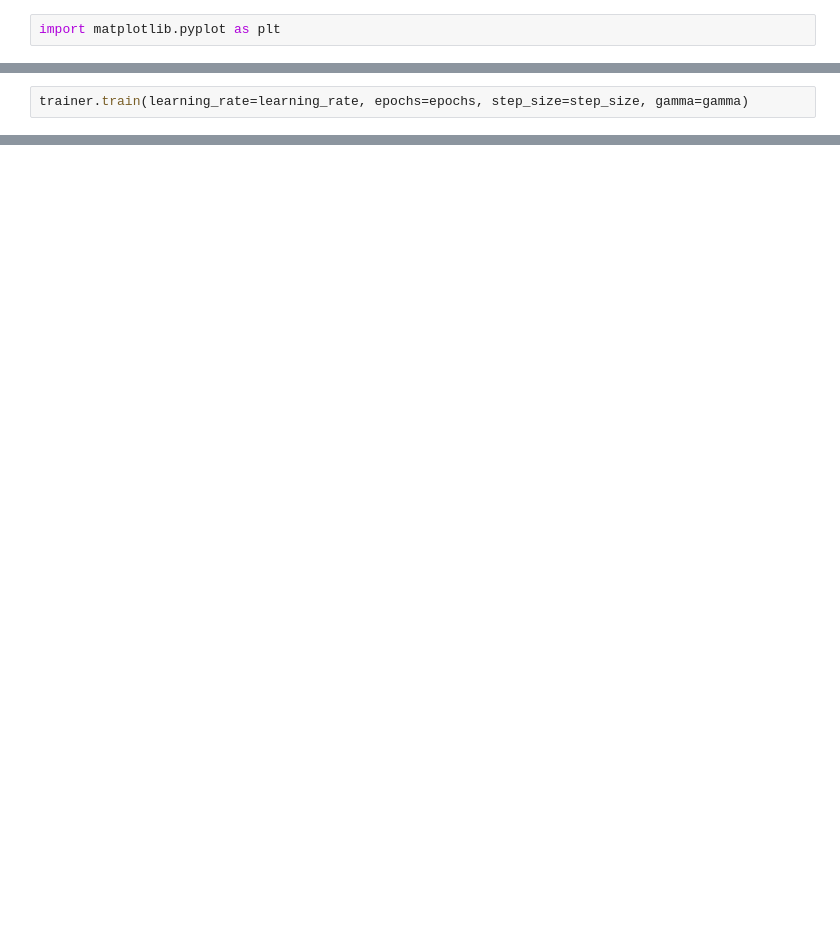
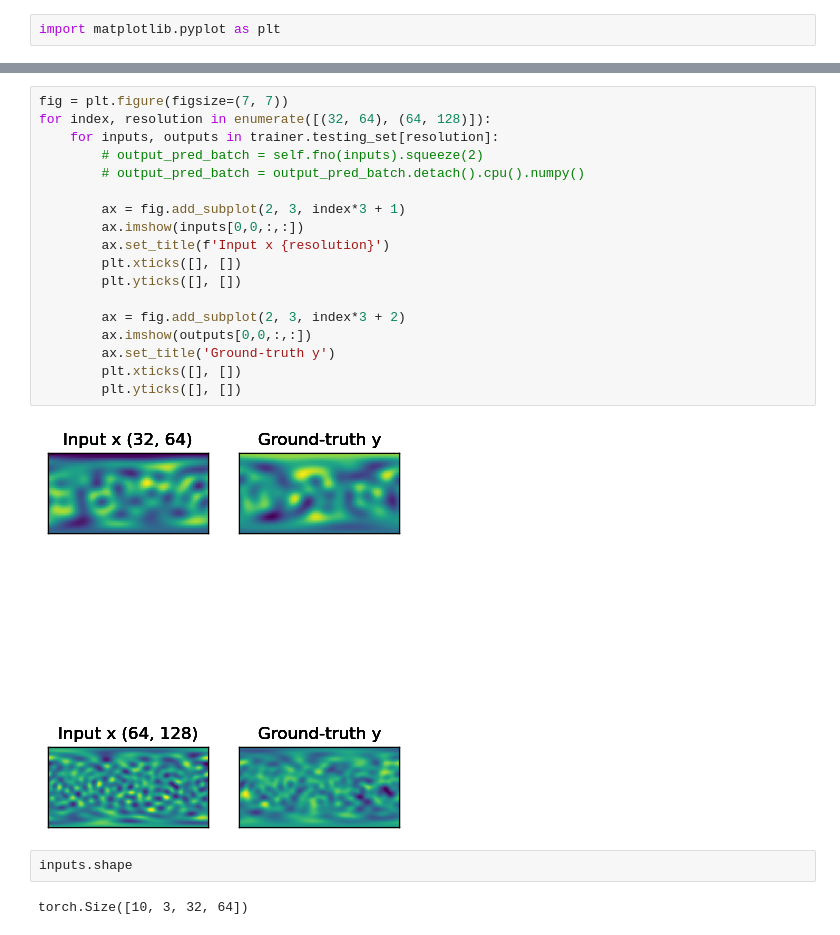
Before and after one commit to carlalozu/AICSE, a Jupyter notebook: project02/task2/sfno/Task02.ipynb, the cells around one changed output, grey strips where cells are left out. Saved outputs shown, nothing was run; the diff lists cells and outputs as text; blank space fills up the shorter version.

```diff
--- a/project02/task2/sfno/Task02.ipynb
+++ b/project02/task2/sfno/Task02.ipynb
@@ -45,2 +37,0 @@ gamma = 0.5
-# %%
-trainer.train(learning_rate=learning_rate, epochs=epochs, step_size=step_size, gamma=gamma)
@@ -74,0 +38,24 @@ trainer.plot(-1)
+# %%
+fig = plt.figure(figsize=(7, 7))
+for index, resolution in enumerate([(32, 64), (64, 128)]):
+    for inputs, outputs in trainer.testing_set[resolution]:
+        # output_pred_batch = self.fno(inputs).squeeze(2)
+        # output_pred_batch = output_pred_batch.detach().cpu().numpy()
+
+        ax = fig.add_subplot(2, 3, index*3 + 1)
+        ax.imshow(inputs[0,0,:,:])
+        ax.set_title(f'Input x {resolution}')
+        plt.xticks([], [])
+        plt.yticks([], [])
+
+        ax = fig.add_subplot(2, 3, index*3 + 2)
+        ax.imshow(outputs[0,0,:,:])
+        ax.set_title('Ground-truth y')
+        plt.xticks([], [])
+        plt.yticks([], [])
+# %% [output]
+[figure, added]
+# %%
+inputs.shape
+# %% [output]
+torch.Size([10, 3, 32, 64])
```
Also changed, not shown: parts of 15 cells of this notebook.
